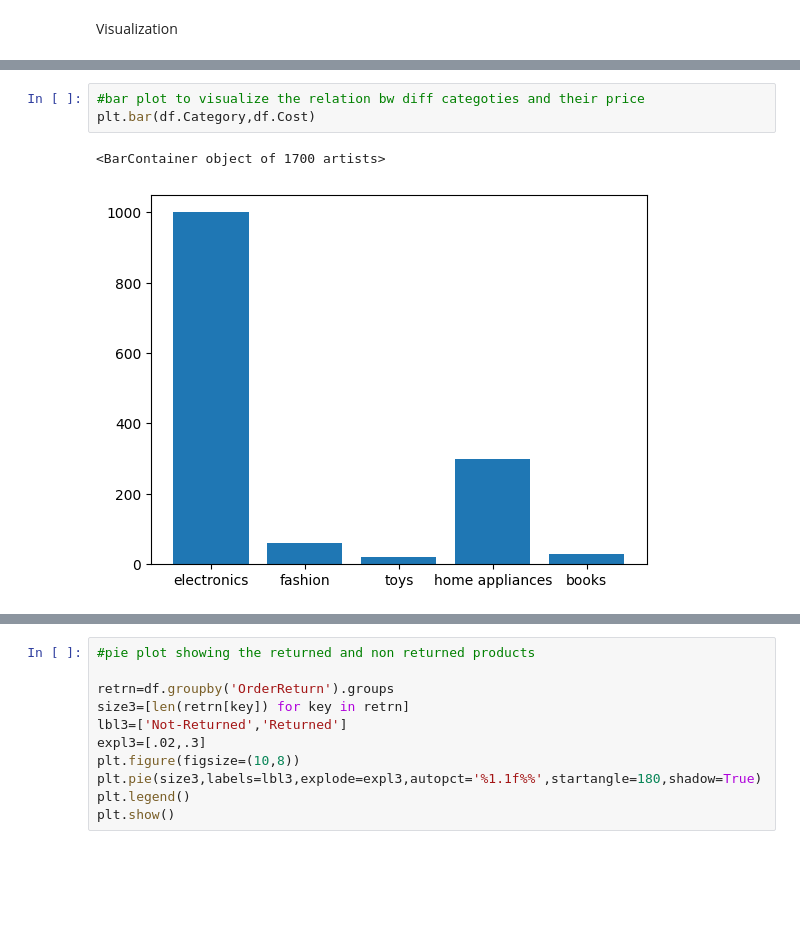
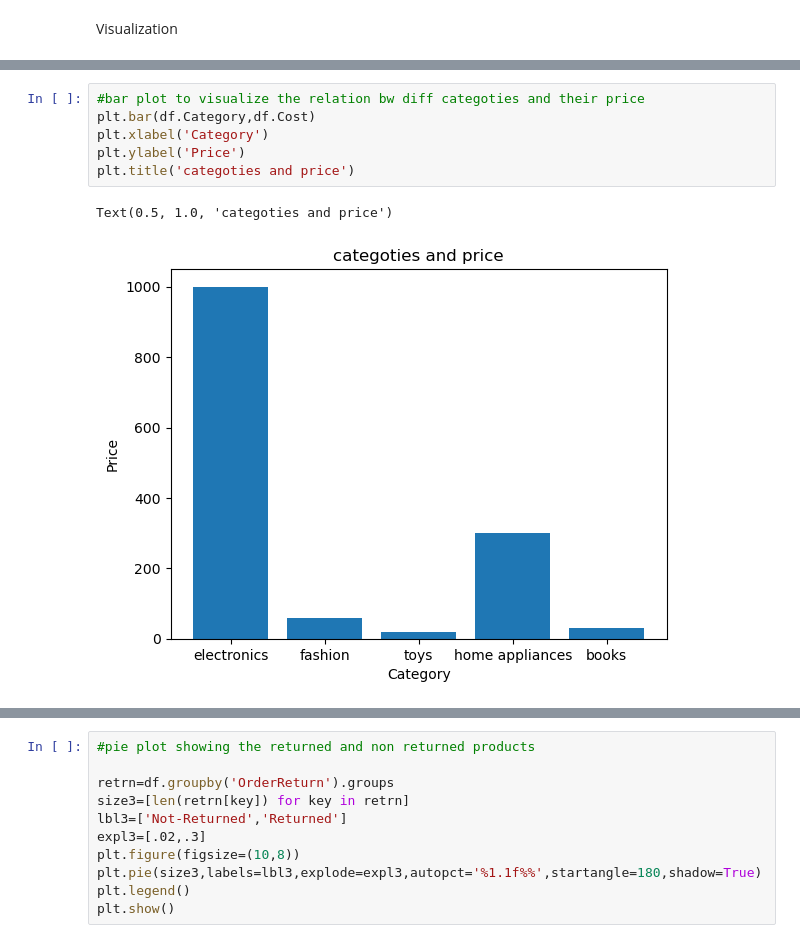
Before and after one commit to Aswanthlal/E-Commerce-data-analysis, a Jupyter notebook: ecommerce_project_data_analysis.ipynb, the cells around one changed output, grey strips where cells are left out. Saved outputs shown, nothing was run; the diff lists cells and outputs as text; blank space fills up the shorter version.

```diff
--- a/ecommerce_project_data_analysis.ipynb
+++ b/ecommerce_project_data_analysis.ipynb
@@ -314,9 +541,12 @@ Text(0.5, 1.0, 'Sales per category')
 # %%
 #bar plot to visualize the relation bw diff categoties and their price
 plt.bar(df.Category,df.Cost)
+plt.xlabel('Category')
+plt.ylabel('Price')
+plt.title('categoties and price')
 # %% [output]
-<BarContainer object of 1700 artists>
+Text(0.5, 1.0, 'categoties and price')
-[figure, old version]
+[figure, new version]
 # %%
 #histogram to understand diff payment methods used by costumers
 plt.hist(df.PaymentMethod)
```
Also changed, not shown: parts of 52 cells of this notebook.
